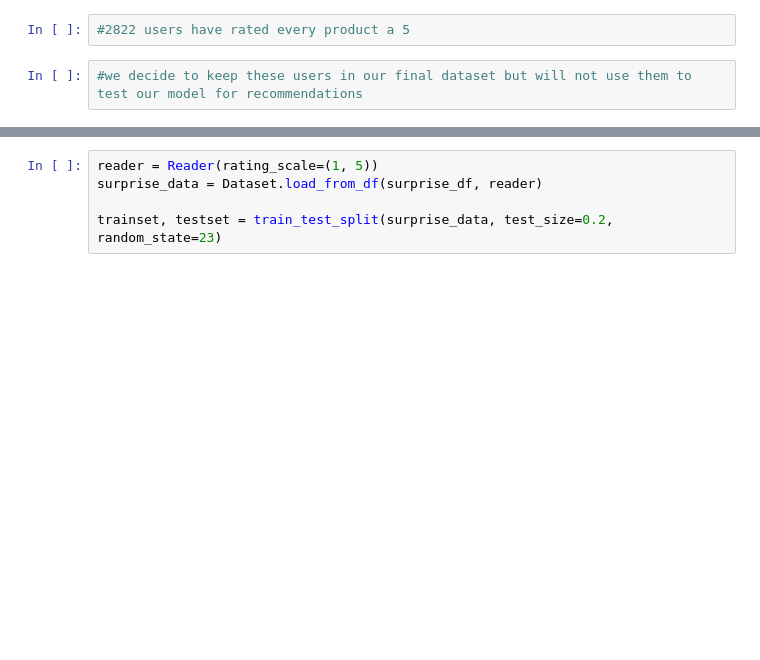
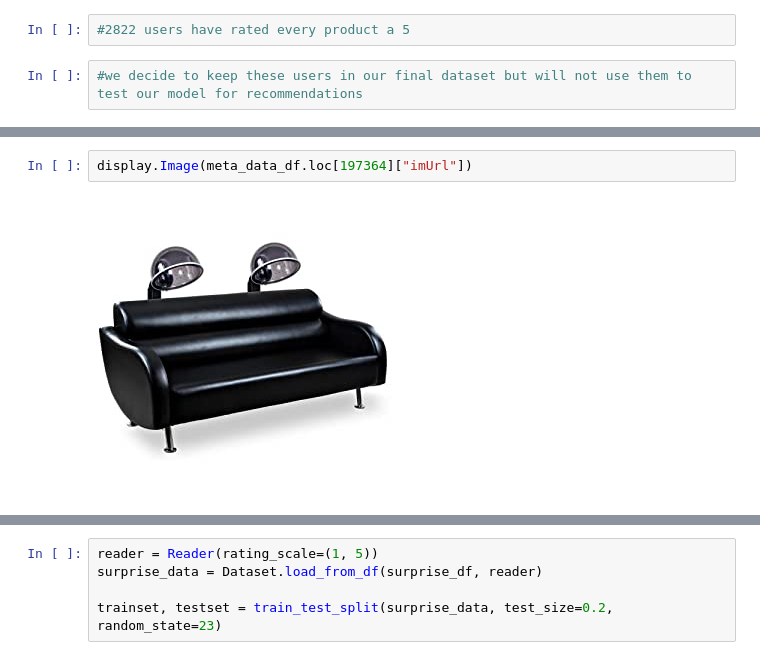
Before and after one commit to zander1268/Recommendation-Systems, a Jupyter notebook: final_notebook_jillian.ipynb, the cells around one changed output, grey strips where cells are left out. Drawn from its saved outputs; the diff is of its cells as text; blank space fills up the shorter version.

```diff
--- a/final_notebook_jillian.ipynb
+++ b/final_notebook_jillian.ipynb
@@ -282,0 +384,4 @@ high_rating_user
+# %%
+display.Image(meta_data_df.loc[197364]["imUrl"])
+# %% [output]
+[figure, added]
```
Also changed, not shown: parts of 67 cells of this notebook.
